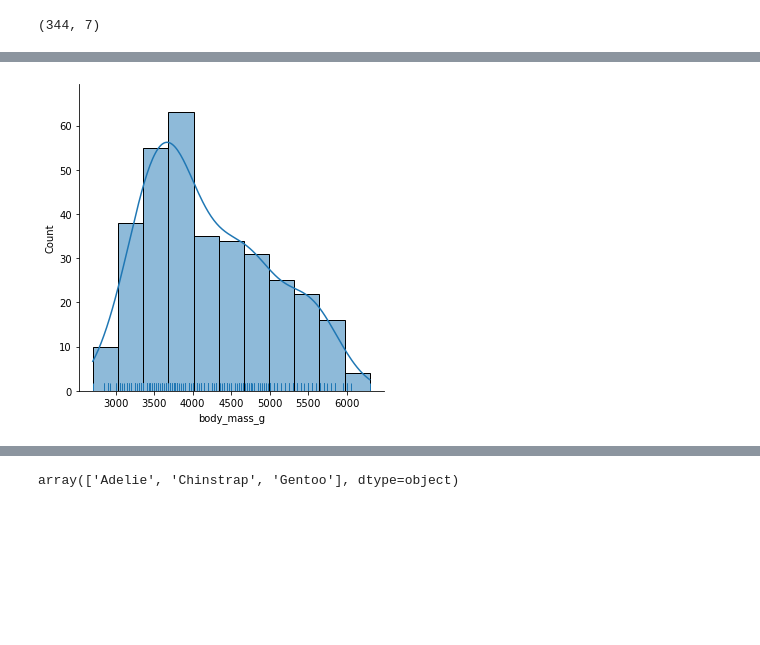
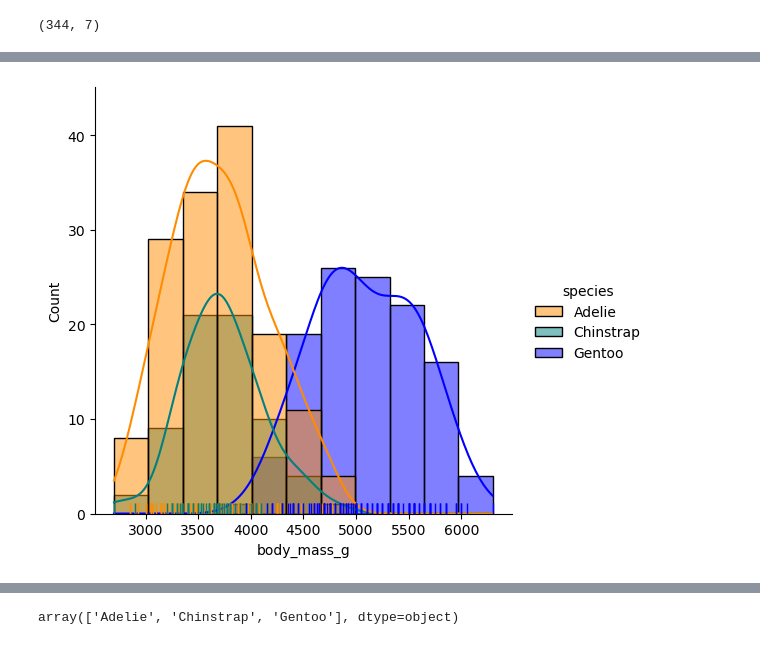
Before and after one commit to jorge-gx/Data-Visualization-with-Python, a Jupyter notebook: Seaborn/Seaborn-code.ipynb, the cells around one changed output, grey strips where cells are left out. Saved outputs shown, nothing was run; the diff lists cells and outputs as text; code cells hidden in the pictures; blank space fills up the shorter version.

Commit message:
add some nice pandas and seaborn plot examples

```diff
--- a/Seaborn/Seaborn-code.ipynb
+++ b/Seaborn/Seaborn-code.ipynb
@@ -20,7 +20,7 @@ from matplotlib import pyplot as plt
 # %%
 import pandas as pd
 
-penguins = pd.read_csv("penguins.csv")
+penguins = sns.load_dataset("penguins")
 # %%
 penguins.shape
 # %% [output]
@@ -69,14 +49,14 @@ Note: you may need to restart the kernel to use updated packages.
 # %%
 sns.displot(
     data=penguins,
     x="body_mass_g",
-    # hue="species",
+    hue="species",
     palette=["darkorange", "teal", "blue"],
     kde=True,
     rug=True,
 );
 # %% [output]
-[figure, old version]
+[figure, new version]
 # %%
 #=================================================-
 #### Slide 13: Plot a layered histogram  ####
```
Also changed, not shown: parts of 22 cells of this notebook, 1 other file.
